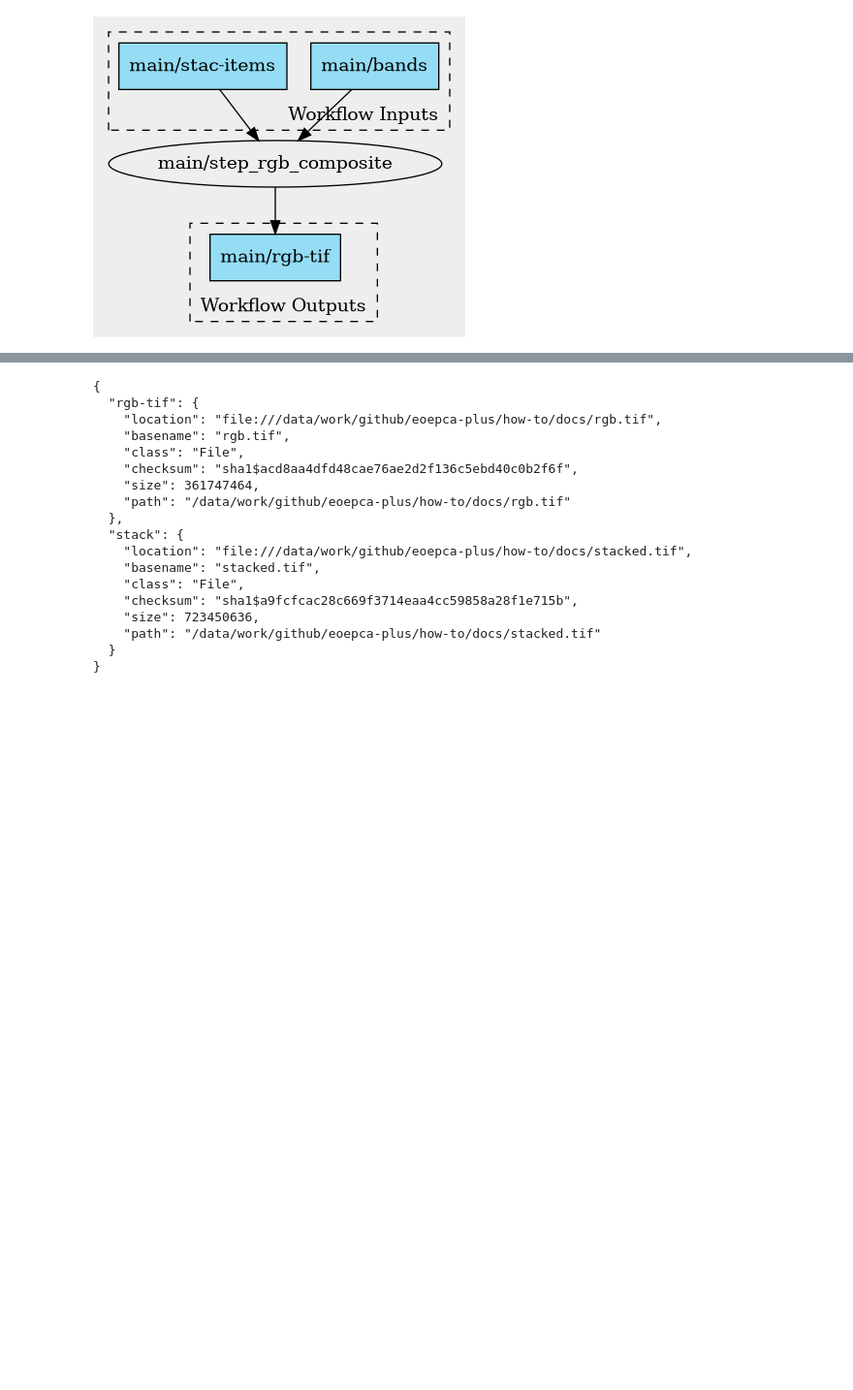
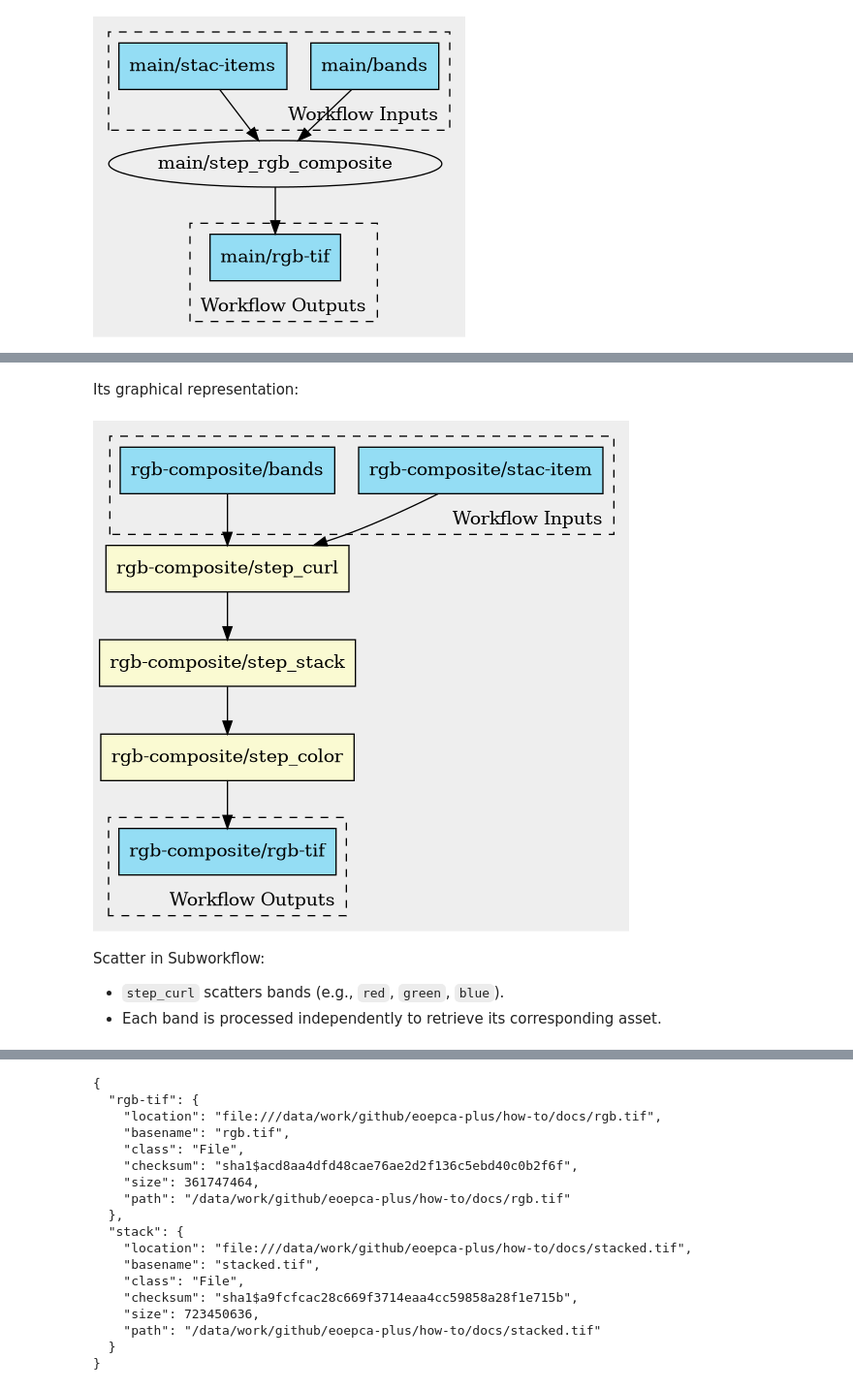
Before and after one commit to eoap/how-to, a Jupyter notebook: docs/scatter-workflows.ipynb, the cells around one changed output, grey strips where cells are left out. Shown at 97% size. Drawn from its saved outputs; the diff is of its cells as text; code cells hidden in the pictures; blank space fills up the shorter version.

```diff
--- a/docs/scatter-workflows.ipynb
+++ b/docs/scatter-workflows.ipynb
@@ -0,0 +38,4 @@
+# %%
+cwl_file="../cwl/07-scatter-workflows/scatter-workflows.cwl"
+
+cat $cwl_file | yq e .'$graph[0].steps' -
@@ -4,0 +127,11 @@ cwltool --print-dot ../cwl/07-scatter-workflows/scatter-workflows.cwl 2> /dev/nu
+# %% [markdown]
+Its graphical representation:
+# %%
+cwltool --print-dot $cwl_file#rgb-composite 2> /dev/null | dot -Tpng | display
+# %% [output]
+[figure, added]
+# %% [markdown]
+Scatter in Subworkflow:
+
+* `step_curl` scatters bands (e.g., `red`, `green`, `blue`).
+* Each band is processed independently to retrieve its corresponding asset.
```
Also changed, not shown: parts of 19 cells of this notebook, 5 other files.
